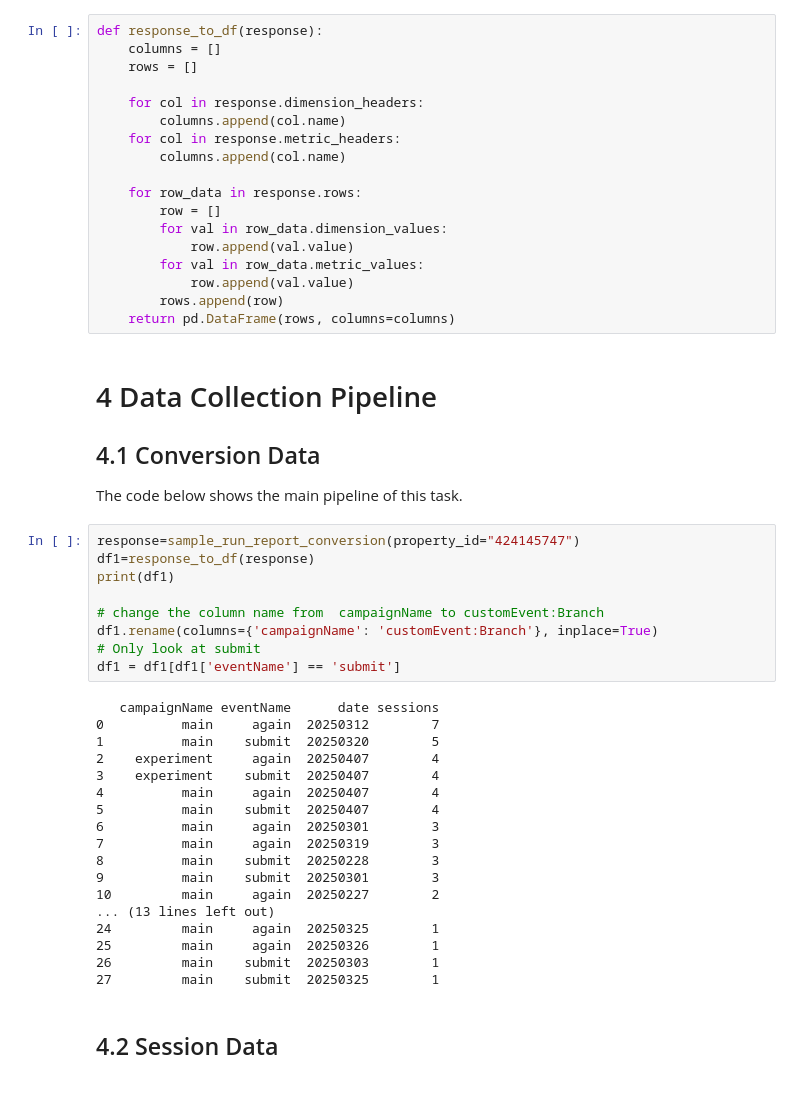
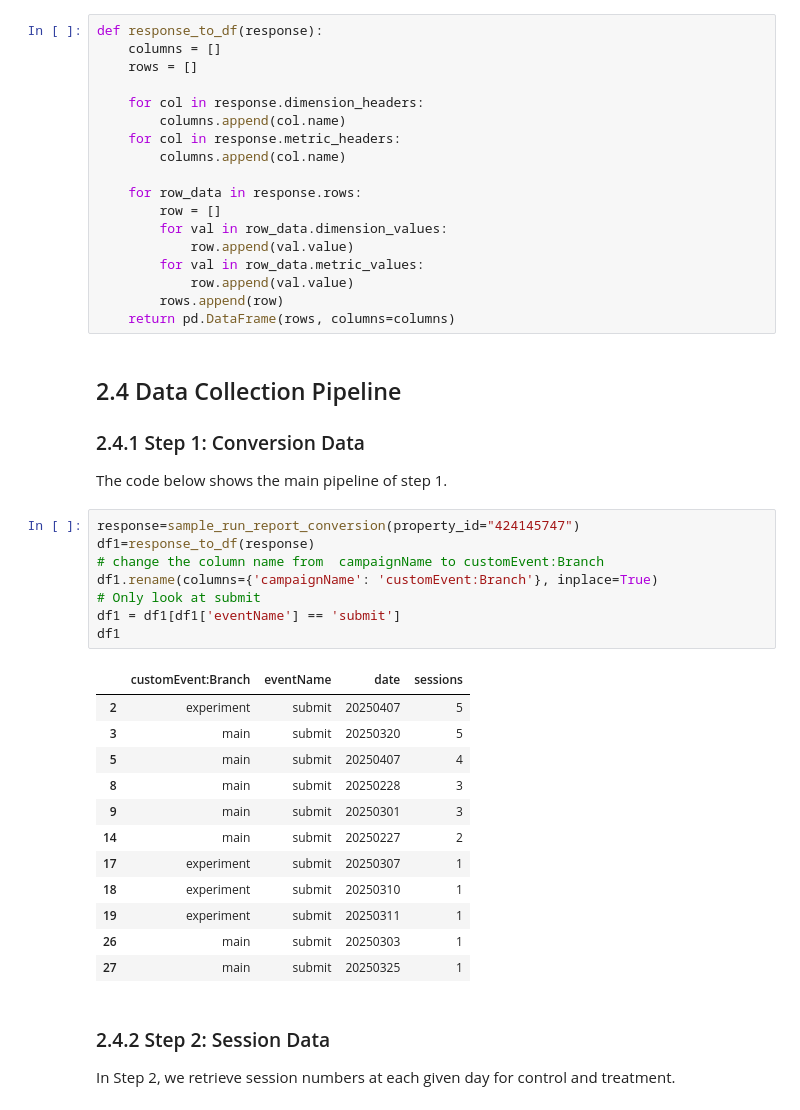
Before and after one commit to tantantan12/itom6219_2025, a Jupyter notebook: Week 5/Week_5_AB_Test_In_Python.ipynb, the cells around one changed output. Drawn from its saved outputs; the diff is of its cells as text.

```diff
--- a/Week 5/Week_5_AB_Test_In_Python.ipynb
+++ b/Week 5/Week_5_AB_Test_In_Python.ipynb
@@ -122,39 +171,34 @@ def response_to_df(response):
         rows.append(row)
     return pd.DataFrame(rows, columns=columns)
 # %% [markdown]
-# 4 Data Collection Pipeline
+## 2.4 Data Collection Pipeline
 
-## 4.1 Conversion Data
-The code below shows the main pipeline of this task.
+### 2.4.1 Step 1: Conversion Data
+The code below shows the main pipeline of step 1.
 # %%
 response=sample_run_report_conversion(property_id="424145747")
 df1=response_to_df(response)
-print(df1)
-
 # change the column name from  campaignName to customEvent:Branch
 df1.rename(columns={'campaignName': 'customEvent:Branch'}, inplace=True)
 # Only look at submit
 df1 = df1[df1['eventName'] == 'submit']
+df1
 # %% [output]
-   campaignName eventName      date sessions
-0          main     again  20250312        7
-1          main    submit  20250320        5
-2    experiment     again  20250407        4
-3    experiment    submit  20250407        4
-4          main     again  20250407        4
-5          main    submit  20250407        4
-6          main     again  20250301        3
-7          main     again  20250319        3
-8          main    submit  20250228        3
-9          main    submit  20250301        3
-10         main     again  20250227        2
-... (13 lines left out)
-24         main     again  20250325        1
-25         main     again  20250326        1
-26         main    submit  20250303        1
-27         main    submit  20250325        1
+|  | customEvent:Branch | eventName | date | sessions |
+| 2 | experiment | submit | 20250407 | 5 |
+| 3 | main | submit | 20250320 | 5 |
+| 5 | main | submit | 20250407 | 4 |
+| 8 | main | submit | 20250228 | 3 |
+| 9 | main | submit | 20250301 | 3 |
+| 14 | main | submit | 20250227 | 2 |
+| 17 | experiment | submit | 20250307 | 1 |
+| 18 | experiment | submit | 20250310 | 1 |
+| 19 | experiment | submit | 20250311 | 1 |
+| 26 | main | submit | 20250303 | 1 |
+| 27 | main | submit | 20250325 | 1 |
-# %% [markdown]
-## 4.2 Session Data
+# %% [markdown]
+### 2.4.2 Step 2: Session Data
+In Step 2, we retrieve session numbers at each given day for control and treatment.
 # %%
 response=sample_run_report_session(property_id="424145747")
 df2=response_to_df(response)
```
Also changed, not shown: parts of 45 cells of this notebook, 1 other file.
